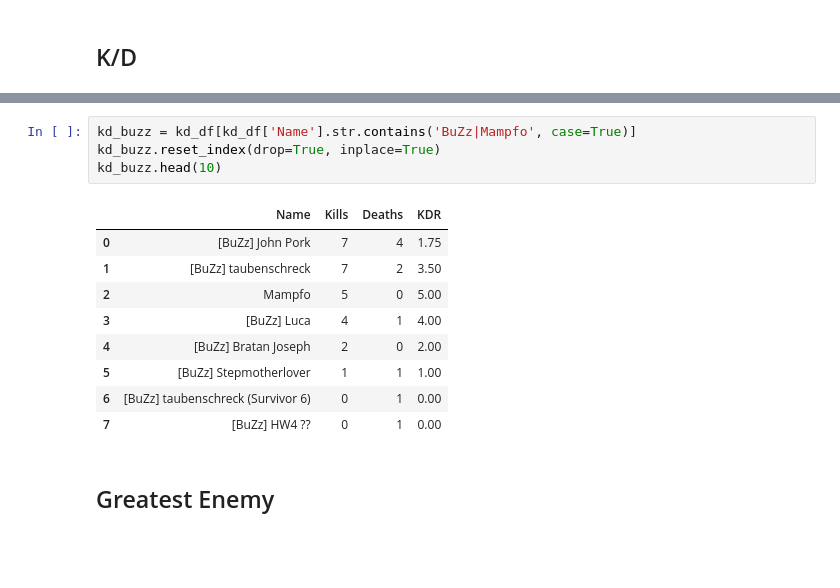
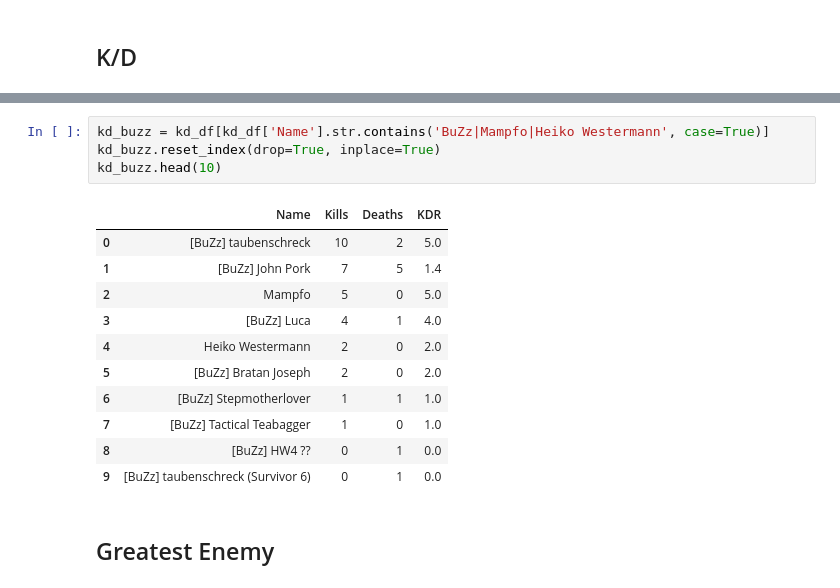
Before and after one commit to lucahlg/DayZAnalytics, a Jupyter notebook: discord.ipynb, the cells around one changed output, grey strips where cells are left out. Saved outputs shown, nothing was run; the diff lists cells and outputs as text; blank space fills up the shorter version.

```diff
--- a/discord.ipynb
+++ b/discord.ipynb
@@ -199,17 +217,19 @@ kd_df.head(25)
 # %%
-kd_buzz = kd_df[kd_df['Name'].str.contains('BuZz|Mampfo', case=True)]
+kd_buzz = kd_df[kd_df['Name'].str.contains('BuZz|Mampfo|Heiko Westermann', case=True)]
 kd_buzz.reset_index(drop=True, inplace=True)
 kd_buzz.head(10)
 # %% [output]
 |  | Name | Kills | Deaths | KDR |
-| 0 | [BuZz] John Pork | 7 | 4 | 1.75 |
-| 1 | [BuZz] taubenschreck | 7 | 2 | 3.50 |
-| 2 | Mampfo | 5 | 0 | 5.00 |
-| 3 | [BuZz] Luca | 4 | 1 | 4.00 |
-| 4 | [BuZz] Bratan Joseph | 2 | 0 | 2.00 |
-| 5 | [BuZz] Stepmotherlover | 1 | 1 | 1.00 |
-| 6 | [BuZz] taubenschreck (Survivor 6) | 0 | 1 | 0.00 |
-| 7 | [BuZz] HW4 ?? | 0 | 1 | 0.00 |
+| 0 | [BuZz] taubenschreck | 10 | 2 | 5.0 |
+| 1 | [BuZz] John Pork | 7 | 5 | 1.4 |
+| 2 | Mampfo | 5 | 0 | 5.0 |
+| 3 | [BuZz] Luca | 4 | 1 | 4.0 |
+| 4 | Heiko Westermann | 2 | 0 | 2.0 |
+| 5 | [BuZz] Bratan Joseph | 2 | 0 | 2.0 |
+| 6 | [BuZz] Stepmotherlover | 1 | 1 | 1.0 |
+| 7 | [BuZz] Tactical Teabagger | 1 | 0 | 1.0 |
+| 8 | [BuZz] HW4 ?? | 0 | 1 | 0.0 |
+| 9 | [BuZz] taubenschreck (Survivor 6) | 0 | 1 | 0.0 |
 # %% [markdown]
 ## Greatest Enemy
 # %%
```
Also changed, not shown: parts of 18 cells of this notebook, 2 other files.
